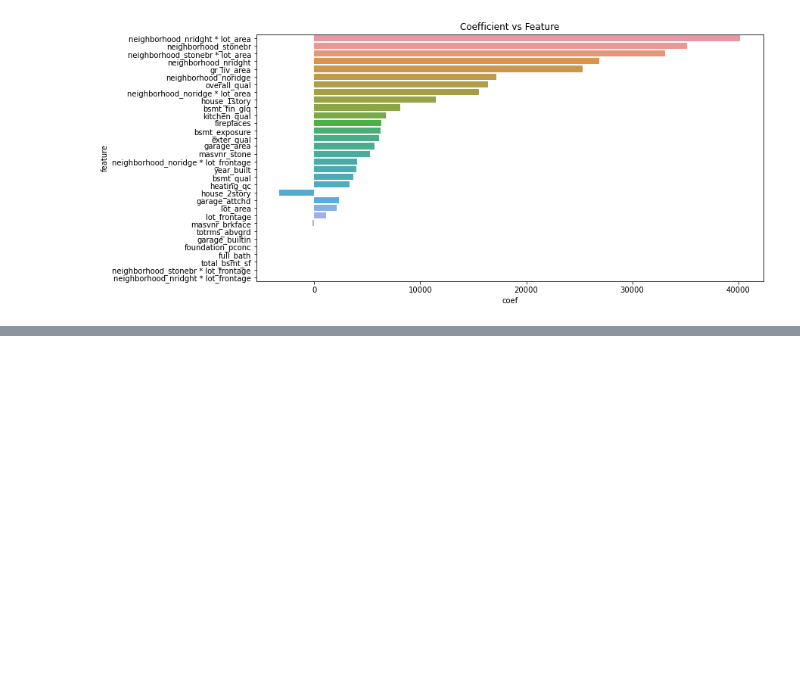
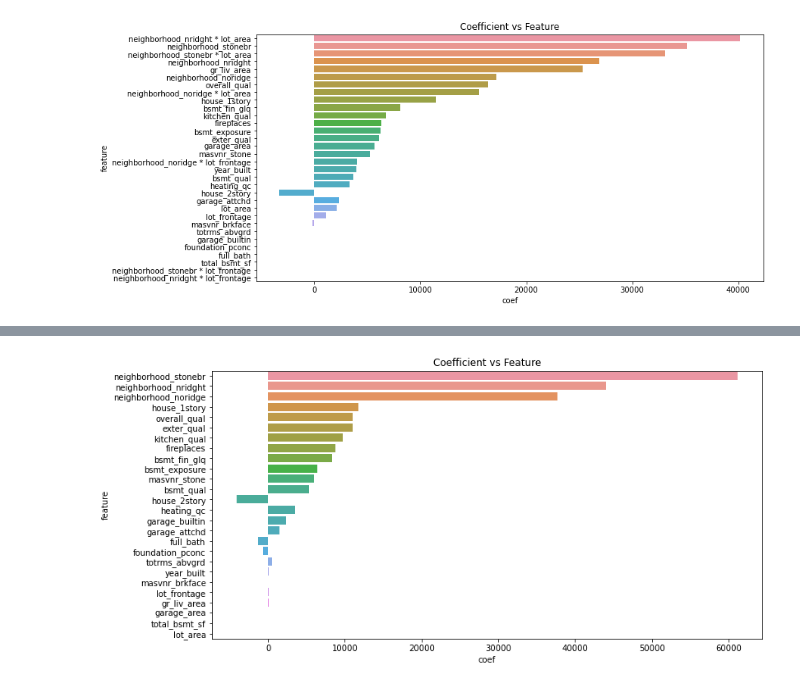
Before and after one commit to Yongfahaik/GA_projects, a Jupyter notebook: project_2/code/02_Modelling_and_Recommendations.ipynb, the cells around one changed output, grey strips where cells are left out. Saved outputs shown, nothing was run; the diff lists cells and outputs as text; code cells hidden in the pictures; blank space fills up the shorter version.

```diff
--- a/project_2/code/02_Modelling_and_Recommendations.ipynb
+++ b/project_2/code/02_Modelling_and_Recommendations.ipynb
@@ -770,0 +819,9 @@ Looking at the coefficients of this model and the previous Lasso model, we can s
+# %%
+# Displaying the top 10 coefficients of linear regression model with unscaled data
+# Outputting the coefficients to dataframe
+lr_coef = pd.DataFrame({'feature': X.columns,
+                          'coef': lr.coef_,
+                          'abs_coef':np.abs(lr.coef_)})
+
+lr_coef = lr_coef.sort_values('abs_coef', ascending=False)
+lr_coef.head(10)
@@ -770,0 +840,5 @@ Looking at the coefficients of this model and the previous Lasso model, we can s
+# %%
+# Plot of feature versus coefficients for the lasso model with interaction terms
+bar_feat_coef(lr_coef)
+# %% [output]
+[figure, added]
```
Also changed, not shown: parts of 22 cells of this notebook, 4 other files.
